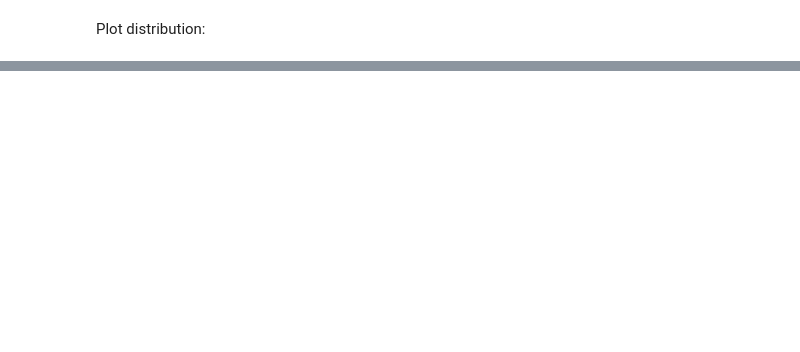
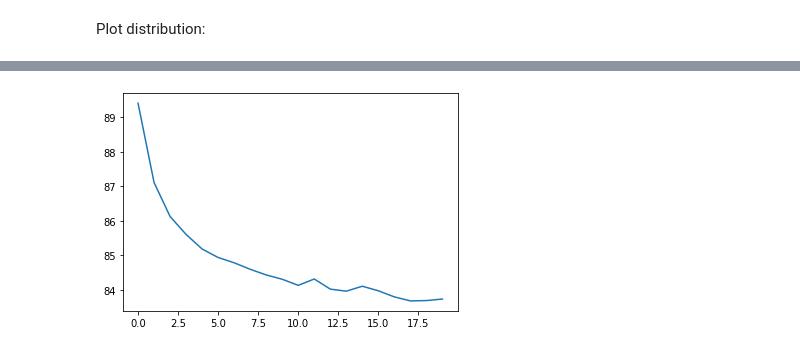
Before and after one commit to dmrib/generative, a Jupyter notebook: models/Variational Autoencoder.ipynb, the cells around one changed output, grey strips where cells are left out. Cells and saved outputs as stored; diff of their text form; code cells hidden in the pictures; blank space fills up the shorter version.

```diff
--- a/models/Variational Autoencoder.ipynb
+++ b/models/Variational Autoencoder.ipynb
@@ -335,0 +395,3 @@ plt.imshow(x.view(28, 28).numpy(), cmap='gray')
+# %%
+def KLDivergenceLoss(mu, log_var):
+    return -0.5 * torch.sum(1 + log_var - mu.pow(2) - log_var.exp())
@@ -335,0 +400,3 @@ plt.imshow(x.view(28, 28).numpy(), cmap='gray')
+# %%
+def VAELoss(y_hat, y, mu, log_var):
+    return F.mse_loss(y_hat, y, reduction='sum') + KLDivergenceLoss(mu, log_var)
@@ -335,0 +407,2 @@ plt.imshow(x.view(28, 28).numpy(), cmap='gray')
+# %%
+optimizer = optim.Adam(vae.parameters(), lr=LEARNING_RATE)
@@ -335,0 +465,2 @@ plt.imshow(x.view(28, 28).numpy(), cmap='gray')
+# %%
+info = fit_vae(EPOCHS, vae, VAELoss, optimizer, train_loader)
@@ -335,0 +487,4 @@ plt.imshow(x.view(28, 28).numpy(), cmap='gray')
+# %%
+plot_training(info['loss'])
+# %% [output]
+[figure, added]
```
Also changed, not shown: parts of 38 cells of this notebook.
